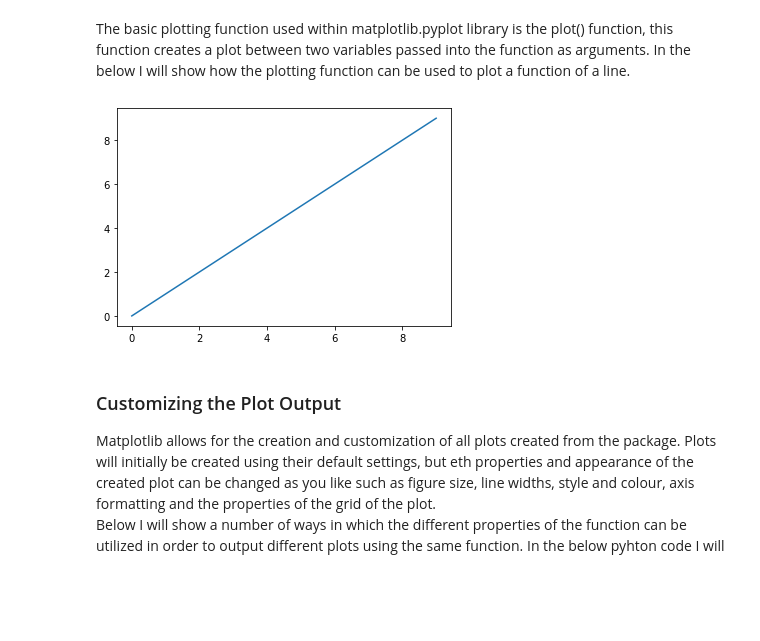
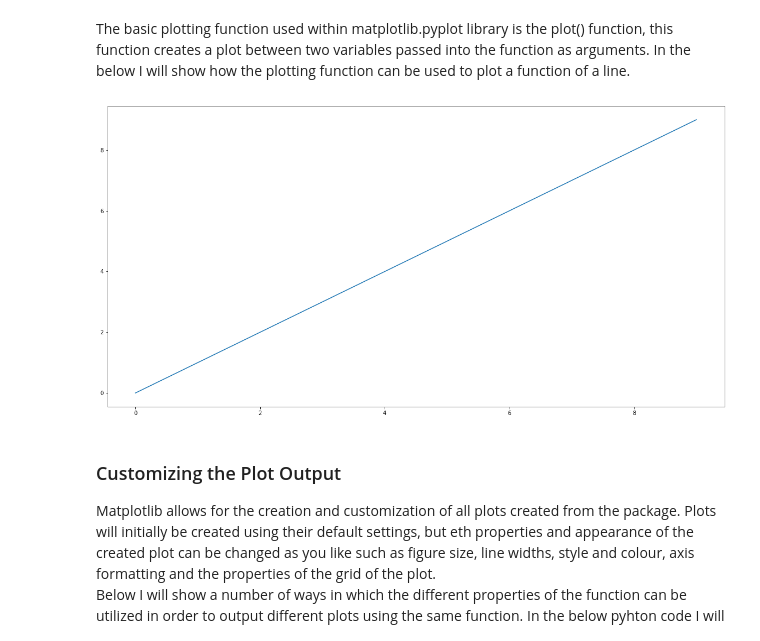
Before and after one commit to fionnmccarthy/Fundamentals-of-Data-Analysis, a Jupyter notebook: pyplot.ipynb, the cells around one changed output. Drawn from its saved outputs; the diff is of its cells as text; code cells hidden in the pictures; blank space fills up the shorter version.

```diff
--- a/pyplot.ipynb
+++ b/pyplot.ipynb
@@ -29,19 +28,22 @@ https://towardsdatascience.com/a-step-by-step-guide-for-creating-advanced-python
 # %% [markdown]
 The basic plotting function used within matplotlib.pyplot library is the plot() function, this function creates a plot between two variables passed into the function as arguments. In the below I will show how the plotting function can be used to plot a function of a line.
 # %%
+# figure size
+plt.figure(figsize=(20,10))
+
 # setting range of x values
 x = np.arange(0,10)
 
 #creating function
 y = x
 
 #plotting function
 plt.plot(x,y)
 
 #output plot
 plt.show()
 # %% [output]
-[figure, old version]
+[figure, new version]
 # %% [markdown]
 ### Customizing the Plot Output
 Matplotlib allows for the creation and customization of all plots created from the package. Plots will initially be created using their default settings, but eth properties and appearance of the created plot can be changed as you like such as figure size, line widths, style and colour, axis formatting and the properties of the grid of the plot. <br>
```
Also changed, not shown: parts of 36 cells of this notebook, 1 other file.
